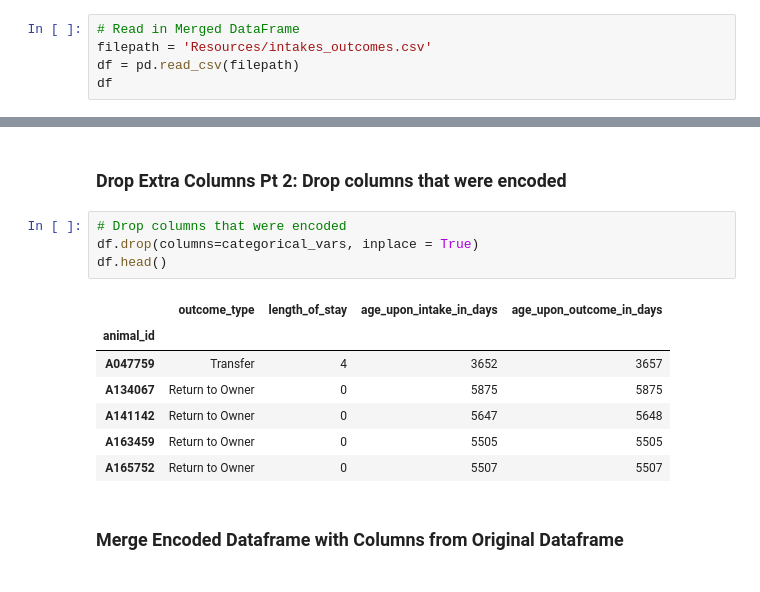
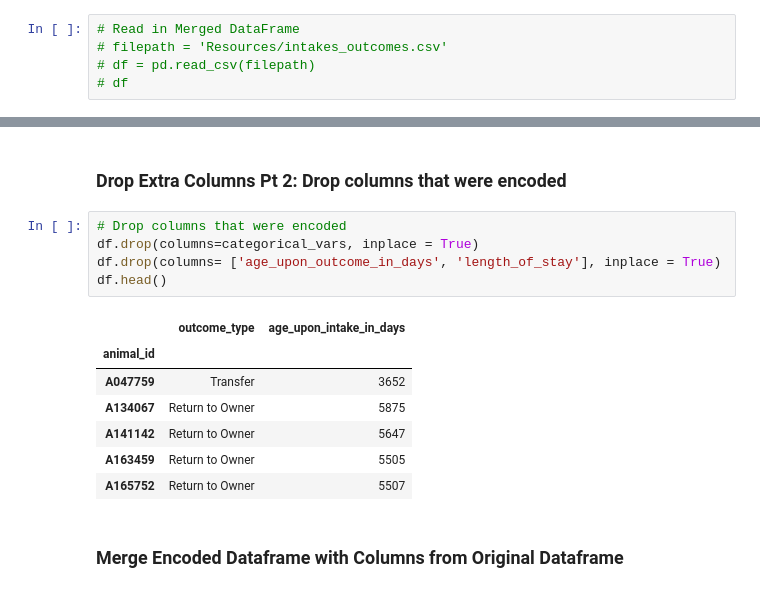
Before and after one commit to ilaha/Austin_AniML_Rescue, a Jupyter notebook: merged_csv_cleaning.ipynb, the cells around one changed output, grey strips where cells are left out. Cells and saved outputs as stored; diff of their text form.

Commit message:
dropped age upon outcome and length of stay

```diff
--- a/merged_csv_cleaning.ipynb
+++ b/merged_csv_cleaning.ipynb
@@ -38,9 +38,9 @@ df = pd.read_sql(query, con=engine, columns=["animal_id", "animal_type", "breed"
 # If you don't have SQL database set up on your machine, run this to read the data instead
 # %%
 # Read in Merged DataFrame
-filepath = 'Resources/intakes_outcomes.csv'
-df = pd.read_csv(filepath)
-df
+# filepath = 'Resources/intakes_outcomes.csv'
+# df = pd.read_csv(filepath)
+# df
 # %% [output]
 |  | animal_id | animal_type | breed | color | intake_type | date_of_birth | intake_date | intake_condition | ... |
 | 0 | A047759 | Dog | Dachshund | Tricolor | Owner Surrender | 4/2/2004 | 4/2/2014 15:55 | Normal | ... |
@@ -228,15 +230,16 @@ encoded_df.head()
 # %%
 # Drop columns that were encoded
 df.drop(columns=categorical_vars, inplace = True)
+df.drop(columns= ['age_upon_outcome_in_days', 'length_of_stay'], inplace = True)
 df.head()
 # %% [output]
-|  | outcome_type | length_of_stay | age_upon_intake_in_days | age_upon_outcome_in_days |
-| animal_id |  |  |  |  |
-| A047759 | Transfer | 4 | 3652 | 3657 |
-| A134067 | Return to Owner | 0 | 5875 | 5875 |
-| A141142 | Return to Owner | 0 | 5647 | 5648 |
-| A163459 | Return to Owner | 0 | 5505 | 5505 |
-| A165752 | Return to Owner | 0 | 5507 | 5507 |
+|  | outcome_type | age_upon_intake_in_days |
+| animal_id |  |  |
+| A047759 | Transfer | 3652 |
+| A134067 | Return to Owner | 5875 |
+| A141142 | Return to Owner | 5647 |
+| A163459 | Return to Owner | 5505 |
+| A165752 | Return to Owner | 5507 |
 # %% [markdown]
 ### Merge Encoded Dataframe with Columns from Original Dataframe
 # %%
```
Also changed, not shown: parts of 10 cells of this notebook.
